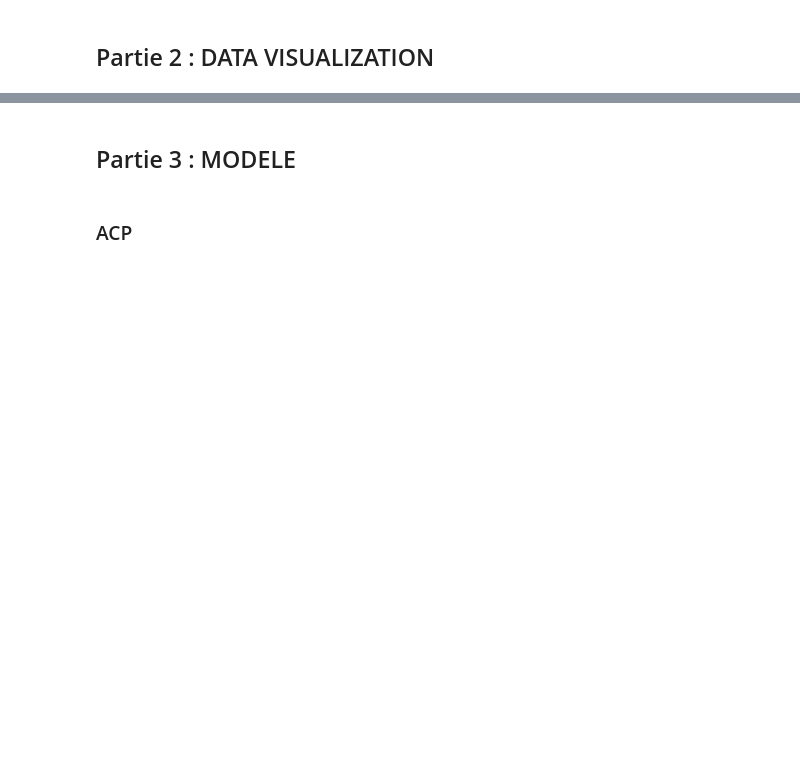
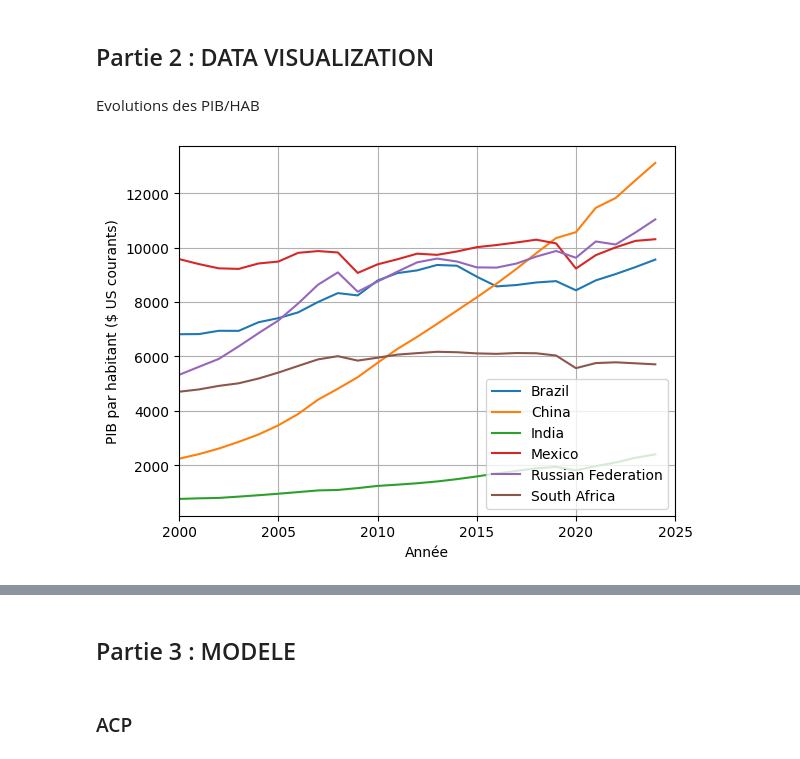
Before and after one commit to yczk9/projet_py4ds_Reis_Crapsky, a Jupyter notebook: Notebook_principal.ipynb, the cells around one changed output, grey strips where cells are left out. Saved outputs shown, nothing was run; the diff lists cells and outputs as text; code cells hidden in the pictures; blank space fills up the shorter version.

```diff
--- a/Notebook_principal.ipynb
+++ b/Notebook_principal.ipynb
@@ -43,8 +44,9 @@ for item in donnees:
 PIB_hab_simple = pd.DataFrame(liste_simplifiee)
 
 # Filtrer uniquement les années de 1960 à 2022.
-PIB_hab_simple = PIB_hab_simple[(PIB_hab_simple['année'] >= 1960) & (PIB_hab_simple['année'] <= 2022)]
+PIB_hab_simple = PIB_hab_simple[(PIB_hab_simple['année'] >= 2000) & (PIB_hab_simple['année'] <= 2024)]
 
 # Afficher les 5 premières lignes
 print(PIB_hab_simple.head(200))
+PIB_hab_simple.loc[PIB_hab_simple['nom_pays'] == 'Russia']
 # %% [output]
@@ -74,14 +75,13 @@ Restriction aux pays suivants : France, Etats-unis, Angleterre, Russie, Chine, J
 # %%
 # Liste des pays à conserver
 pays_a_conserver = [
-    'France', 'United States', 'United Kingdom',
-    'Russia', 'China', 'Japan', 'Brazil', 'South Africa'
+    'India', 'China', 'Brazil', 'South Africa', 'Russian Federation', 'Mexico'
 ]
 
 # Filtrer le DataFrame
-PIB_hab_filtré = PIB_hab_simple_sans_NA[PIB_hab_simple_sans_NA['nom_pays'].isin(pays_a_conserver)]
+PIB_hab_BRICSAM = PIB_hab_simple[PIB_hab_simple['nom_pays'].isin(pays_a_conserver)]
 
 # Vérifier le résultat
-print(PIB_hab_filtré['nom_pays'].unique())
-print(PIB_hab_filtré.head(126))
+print(PIB_hab_BRICSAM['nom_pays'].unique())
+print(PIB_hab_BRICSAM.head(126))
 # %% [output]
@@ -103,0 +105,3 @@ print(PIB_hab_filtré.head(126))
+# %%
+for pays in PIB_hab_BRICSAM['nom_pays'].unique() :
+    print(PIB_hab_BRICSAM.loc[PIB_hab_BRICSAM['nom_pays'] == pays].isna().sum(),pays)
@@ -231,2 +307,17 @@ data_faostat.head(100)
 # %% [markdown]
 ## Partie 2 : DATA VISUALIZATION
+# %% [markdown]
+Evolutions des PIB/HAB
+# %%
+for pays in PIB_hab_BRICSAM['nom_pays'].unique() :
+    PIB_hab_pays=PIB_hab_BRICSAM.loc[PIB_hab_BRICSAM['nom_pays'] == pays]
+    plt.plot(PIB_hab_pays['année'],PIB_hab_pays['PIB_par_habitant'],label=pays)
+
+plt.xlabel('Année')
+plt.ylabel('PIB par habitant ($ US courants)')
+plt.grid()
+plt.legend()
+plt.xlim(left=2000, right=2025)
+plt.show()
+# %% [output]
+[figure, added]
```
Also changed, not shown: parts of 19 cells of this notebook.
